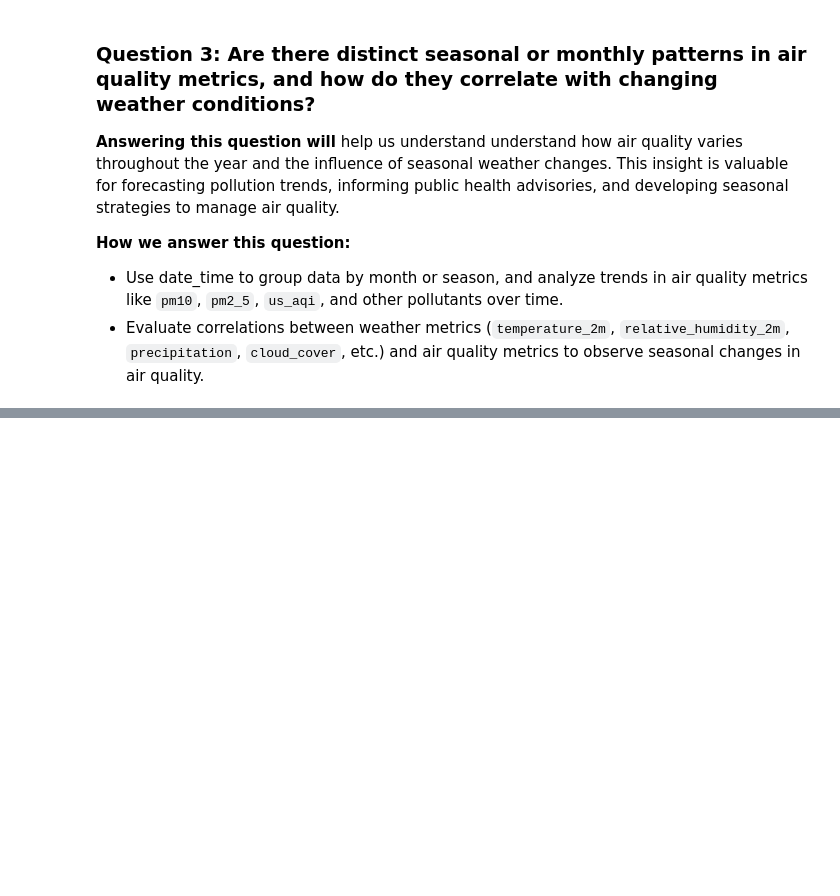
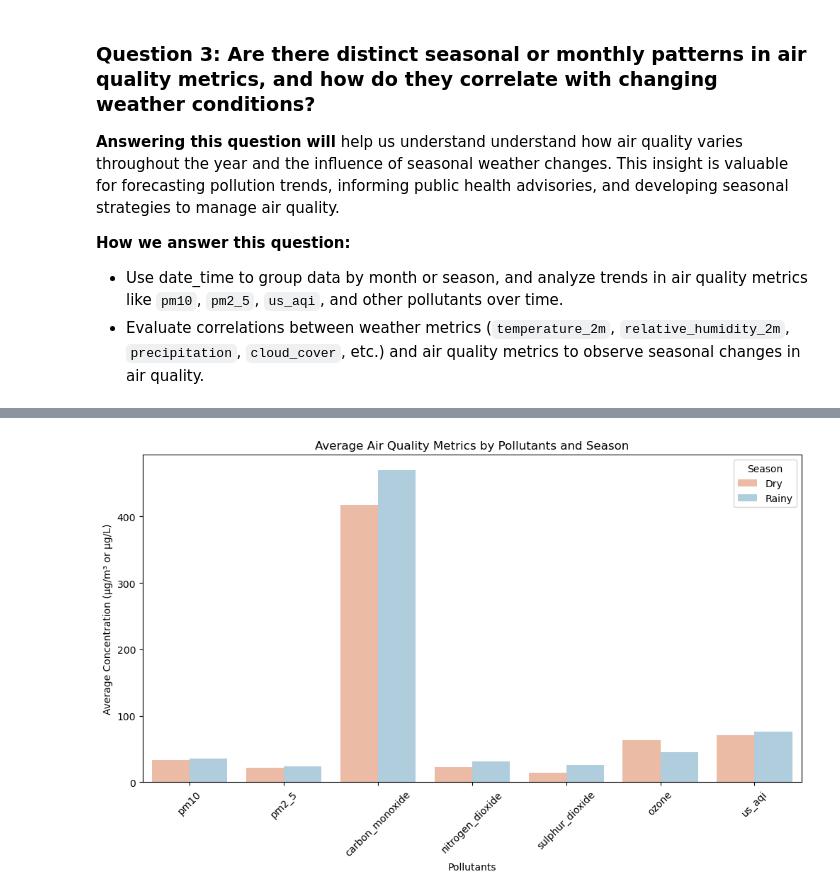
Before and after one commit to mtue04/HCMC-WAQ-Analysis, a Jupyter notebook: notebooks/eda_data.ipynb, the cells around one changed output, grey strips where cells are left out. Cells and saved outputs as stored; diff of their text form; code cells hidden in the pictures; blank space fills up the shorter version.

```diff
--- a/notebooks/eda_data.ipynb
+++ b/notebooks/eda_data.ipynb
@@ -144,0 +222,21 @@ $\Rightarrow$ There're connections between weather and air quality factors in HC
+# %%
+seasonal_avg = df2.groupby('season')[['pm10', 'pm2_5', 'carbon_monoxide', 'nitrogen_dioxide',
+                                      'sulphur_dioxide', 'ozone', 'us_aqi']].mean()
+
+seasonal_avg = seasonal_avg.reset_index()
+seasonal_avg_melted = pd.melt(seasonal_avg, id_vars='season', var_name='pollutant', value_name='average_concentration')
+
+
+# Plotting seasonal air quality trends
+plt.figure(figsize=(12, 6))
+sns.barplot(data=seasonal_avg_melted, x='pollutant', y='average_concentration', hue='season', palette='RdBu')
+
+# Thiết lập các thông số biểu đồ
+plt.title('Average Air Quality Metrics by Pollutants and Season')
+plt.xlabel('Pollutants')
+plt.ylabel('Average Concentration (µg/m³ or µg/L)')
+plt.legend(title='Season')
+plt.xticks(rotation=45)
+plt.show()
+# %% [output]
+[figure, added]
```
Also changed, not shown: parts of 11 cells of this notebook.
